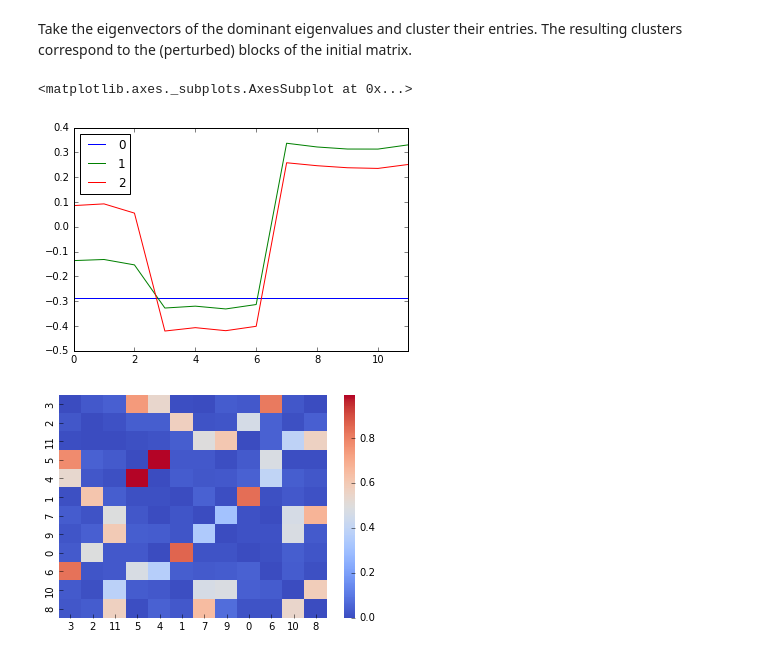
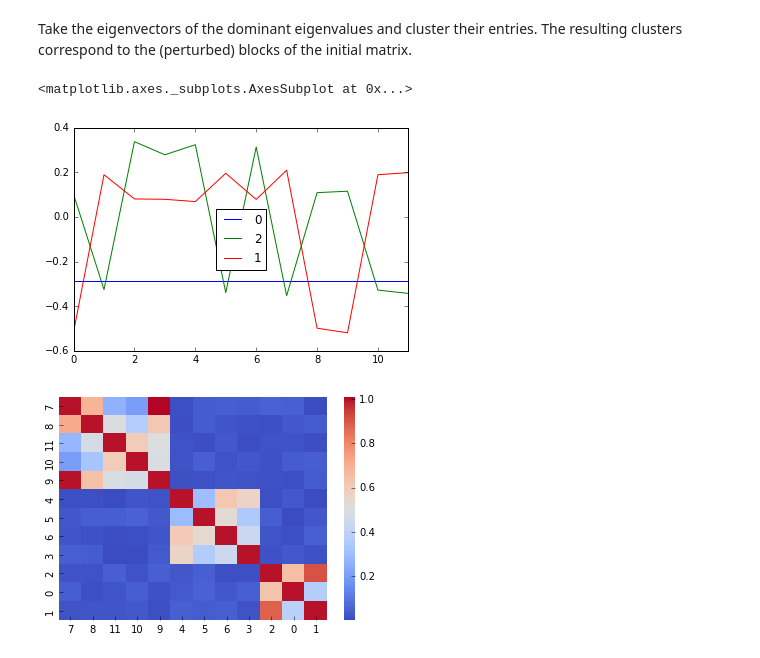
Before and after one commit to metterlein/spectral_clustering, a Jupyter notebook: notebooks/Toy Example.ipynb, the cells around one changed output. Saved outputs shown, nothing was run; the diff lists cells and outputs as text; code cells hidden in the pictures.

Commit message:
matrix plots in toy example and gamma in real data example modified.

```diff
--- a/notebooks/Toy Example.ipynb
+++ b/notebooks/Toy Example.ipynb
@@ -17,8 +17,8 @@ def buildMatrix(A1,A2,A3):
 def perturbMatrix(A, pf):
     M,N = A.shape
     A1 = pd.DataFrame(np.ndarray((M,M), buffer = np.random.rand(M*N)))
-#    A1 + A1.T
-    P = generate_laplacian(A1 * pf)
+    P = (A1 * pf)
+    P = P - np.diag(np.diag(P))
     return (A + P)
 
 def generate_laplacian(C):
@@ -80,0 +91,4 @@ A = pd.DataFrame(generate_laplacian(A))
+# %%
+A = buildMatrix(A1,A2,A3)
+A = A - np.diag(np.diag(A)) + np.eye(len(A))
+A = 0.5 * (A + A.T)
@@ -125,5 +166,6 @@ sns.heatmap(A_pert_shuffled- np.diag(np.diag(A_pert_shuffled)), cmap="coolwarm")
 # %% [markdown]
 After permutation A has lost its block structure. Eigenvalues and Eigenvectors are invariant under permutation but its entries are permuted as well.
 # %%
-eivals, eigvecs = visualize_spectrum(A_pert_shuffled, n_blocks = 3, selection = [1,2])
+L_pert_shuffled = generate_laplacian(A_pert_shuffled)
+eivals, eigvecs = visualize_spectrum(L_pert_shuffled, n_blocks = 3, selection = [1,2])
 # %% [output]
@@ -137,21 +179,21 @@ Take the eigenvectors of the dominant eigenvalues and cluster their entries. The
 # %%
 # take dominant eigenvectors as cluster_data
 cluster_data = pd.DataFrame(eigvecs).iloc[:,:3]
 cluster_data.plot()
 plt.figure()
 # cluster with k-means
 res = KMeans(n_clusters=3).fit_predict(cluster_data)
 
 # determine cluster assignment for each entry of eigenvector
 df = pd.DataFrame({'assignment':res}, index=A_pert_shuffled.index)
 
 # sort matrix according to cluster assignment
 perm_inv = df.assignment.sort_values().index
 M = A_pert_shuffled.loc[perm_inv, perm_inv]
 
 # retrieve block structure
-sns.heatmap(M - np.diag(np.diag(M)), cmap="coolwarm")
+sns.heatmap(M, cmap="coolwarm")
 # %% [output]
 <matplotlib.axes._subplots.AxesSubplot at 0x...>
-[figure, old version]
+[figure, new version]
-[figure, old version]
+[figure, new version]
```
Also changed, not shown: parts of 15 cells of this notebook, 1 other file.
